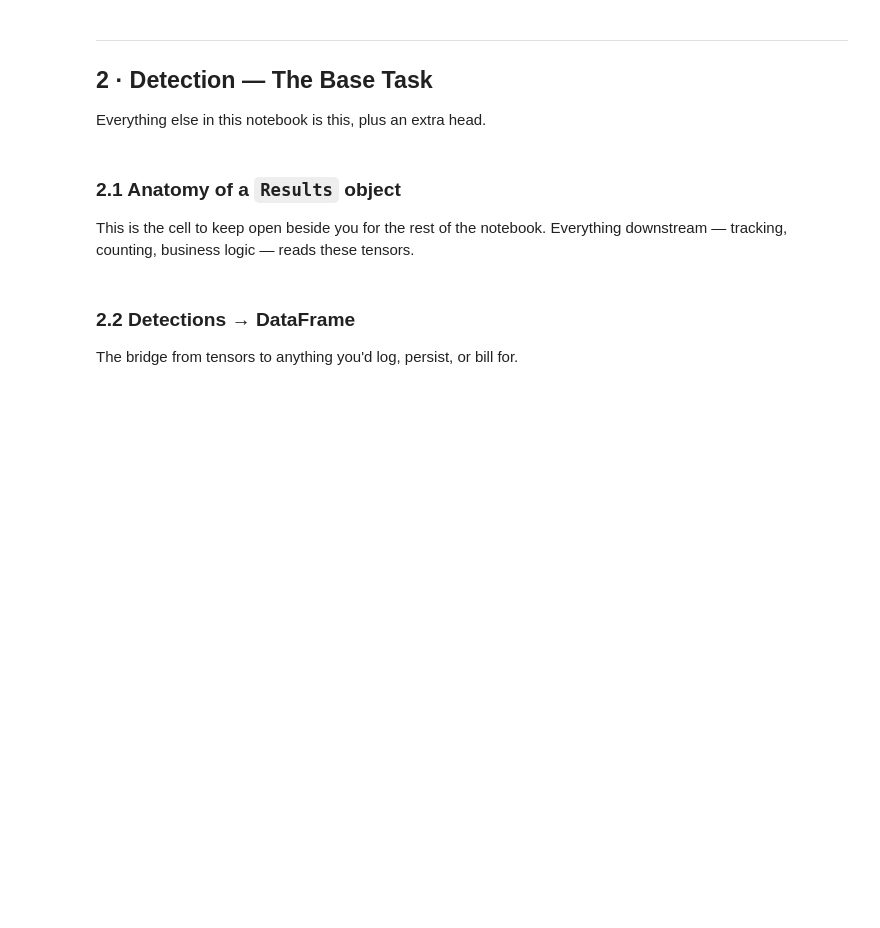
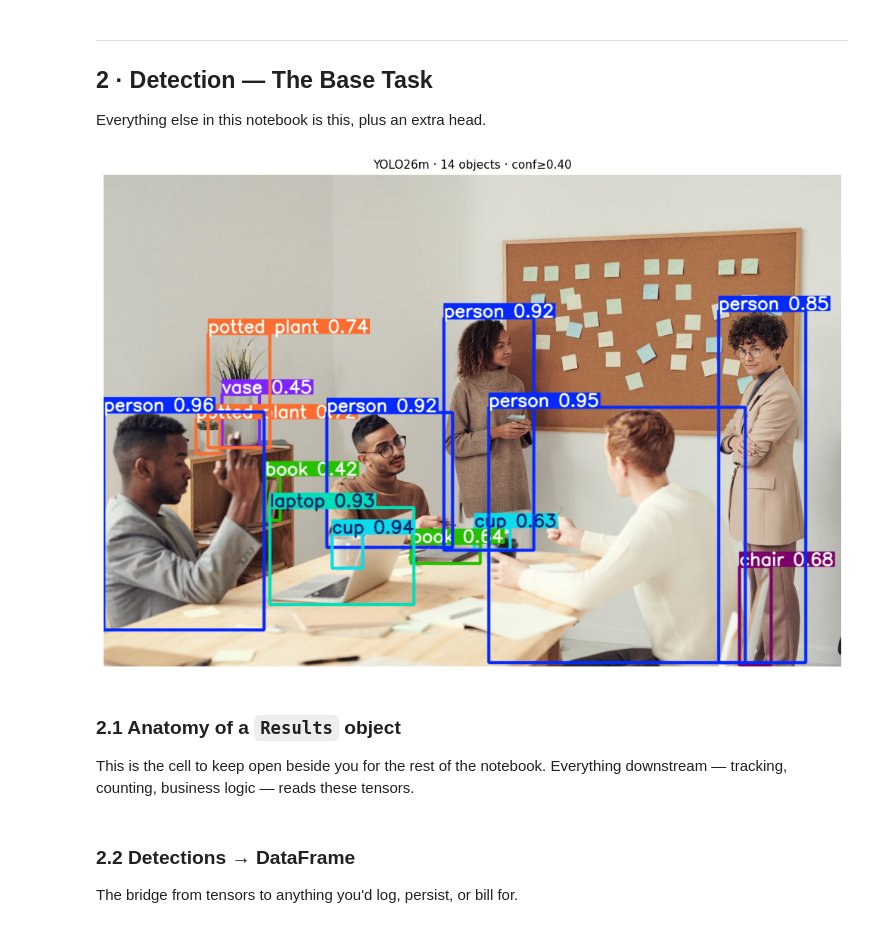
Before and after one commit to aparsoft/yolo-streamlit-detection-tracking, a Jupyter notebook: docs/yolo26_playground.ipynb, the cells around one changed output. Drawn from its saved outputs; the diff is of its cells as text; code cells hidden in the pictures; blank space fills up the shorter version.

Commit message:
Update: docs/yolo26_playground.ipynb
✨ Auto-committed on 2026-08-08 06:46:23

```diff
--- a/docs/yolo26_playground.ipynb
+++ b/docs/yolo26_playground.ipynb
@@ -163,13 +189,43 @@ def bench(fn, n=15, warmup=3):
     ts.sort()
     return {
         "mean_ms": round(statistics.mean(ts), 2),
-        "p50_ms":  round(ts[len(ts) // 2], 2),
-        "p95_ms":  round(ts[int(len(ts) * 0.95) - 1], 2),
+        "p50_ms": round(ts[len(ts) // 2], 2),
+        "p95_ms": round(ts[int(len(ts) * 0.95) - 1], 2),
     }
 
 
+@contextmanager
+def weights_cwd():
+    """Run a block with weights/ as the working directory.
+
+    Ultralytics downloads a missing asset into the *current* directory. Inside this
+    block that is weights/, so anything a library internal fetches — the CLIP text
+    encoder of §5, a tracker's assets — lands next to the other weights instead of
+    in the repo root.
+    """
+    prev = Path.cwd()
+    os.chdir(config.WEIGHTS_DIR)
+    try:
+        yield
+    finally:
+        os.chdir(prev)
+
+
 def w(name: str) -> str:
-    """Resolve a weight filename to a local path (repo helper), else bare name for auto-download."""
+    """Resolve a weight filename to an absolute path inside weights/, fetching it there
+    if it is missing.
+
+    `config.resolve_model_path()` returns the bare filename when the weight is absent,
+    which makes Ultralytics download it into the CWD. That is how stray `.pt` files end
+    up in the repo root — and get downloaded again on the next run.
+    """
+    local = config.WEIGHTS_DIR / name
+    if not local.exists():
+        config.sweep_stray_weights()  # an earlier run may have left it in the root
+    if not local.exists():
+        print(f"↓ {name} not in weights/ — downloading it there")
+        with weights_cwd():
+            attempt_download_asset(name)
     return config.resolve_model_path(name)
 
 
@@ -208,11 +305,13 @@ catalog
 
 Everything else in this notebook is this, plus an extra head.
 # %%
-det = YOLO(w("yolo26n.pt"))
+det = YOLO(w("yolo26m.pt"))
 img = cv2.imread(str(IMG_PATH))
 
 res = det.predict(img, conf=0.40, verbose=False)[0]
-show(res.plot(), f"YOLO26n · {len(res.boxes)} objects · conf≥0.40")
+show(res.plot(), f"YOLO26m · {len(res.boxes)} objects · conf≥0.40")
+# %% [output]
+[figure, added]
 # %% [markdown]
 ### 2.1 Anatomy of a `Results` object
 
```
Also changed, not shown: parts of 39 cells of this notebook.
